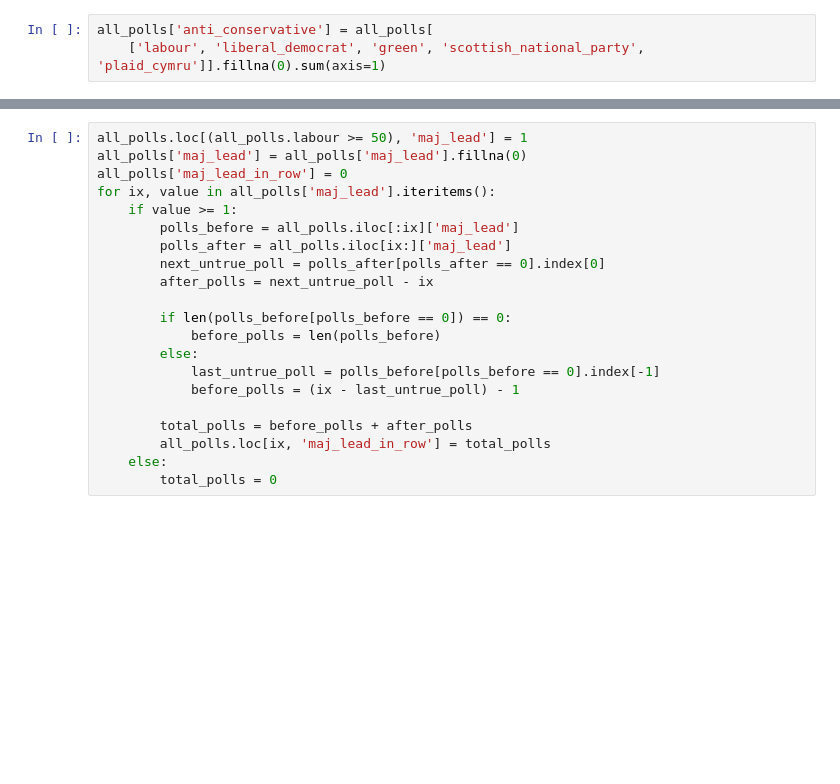
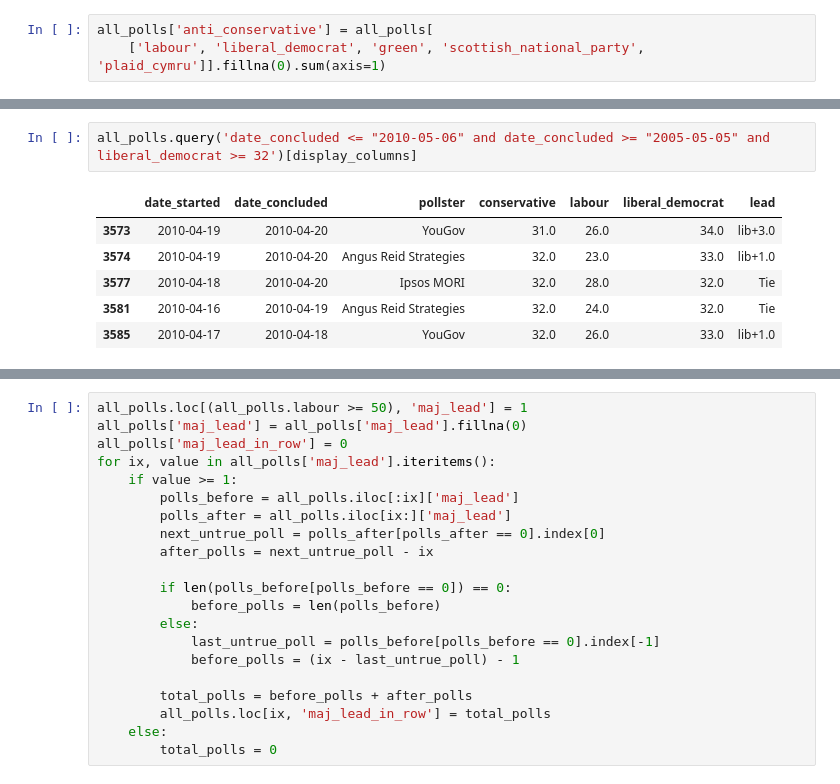
Before and after one commit to AndyLawton/uk_general_election_polls, a Jupyter notebook: main.ipynb, the cells around one changed output, grey strips where cells are left out. Drawn from its saved outputs; the diff is of its cells as text; blank space fills up the shorter version.

```diff
--- a/main.ipynb
+++ b/main.ipynb
@@ -57,2 +70,11 @@ all_polls.query("conservative>=labour")[display_columns]
+# %%
+all_polls.query('date_concluded <= "2010-05-06" and date_concluded >= "2005-05-05" and liberal_democrat >= 32')[display_columns]
+# %% [output]
+|  | date_started | date_concluded | pollster | conservative | labour | liberal_democrat | lead |
+| 3573 | 2010-04-19 | 2010-04-20 | YouGov | 31.0 | 26.0 | 34.0 | lib+3.0 |
+| 3574 | 2010-04-19 | 2010-04-20 | Angus Reid Strategies | 32.0 | 23.0 | 33.0 | lib+1.0 |
+| 3577 | 2010-04-18 | 2010-04-20 | Ipsos MORI | 32.0 | 28.0 | 32.0 | Tie |
+| 3581 | 2010-04-16 | 2010-04-19 | Angus Reid Strategies | 32.0 | 24.0 | 32.0 | Tie |
+| 3585 | 2010-04-17 | 2010-04-18 | YouGov | 32.0 | 26.0 | 33.0 | lib+1.0 |
 # %%
 all_polls.query("liberal_democrat + 4 > conservative")[display_columns]
```
Also changed, not shown: parts of 43 cells of this notebook, 12 other files.
